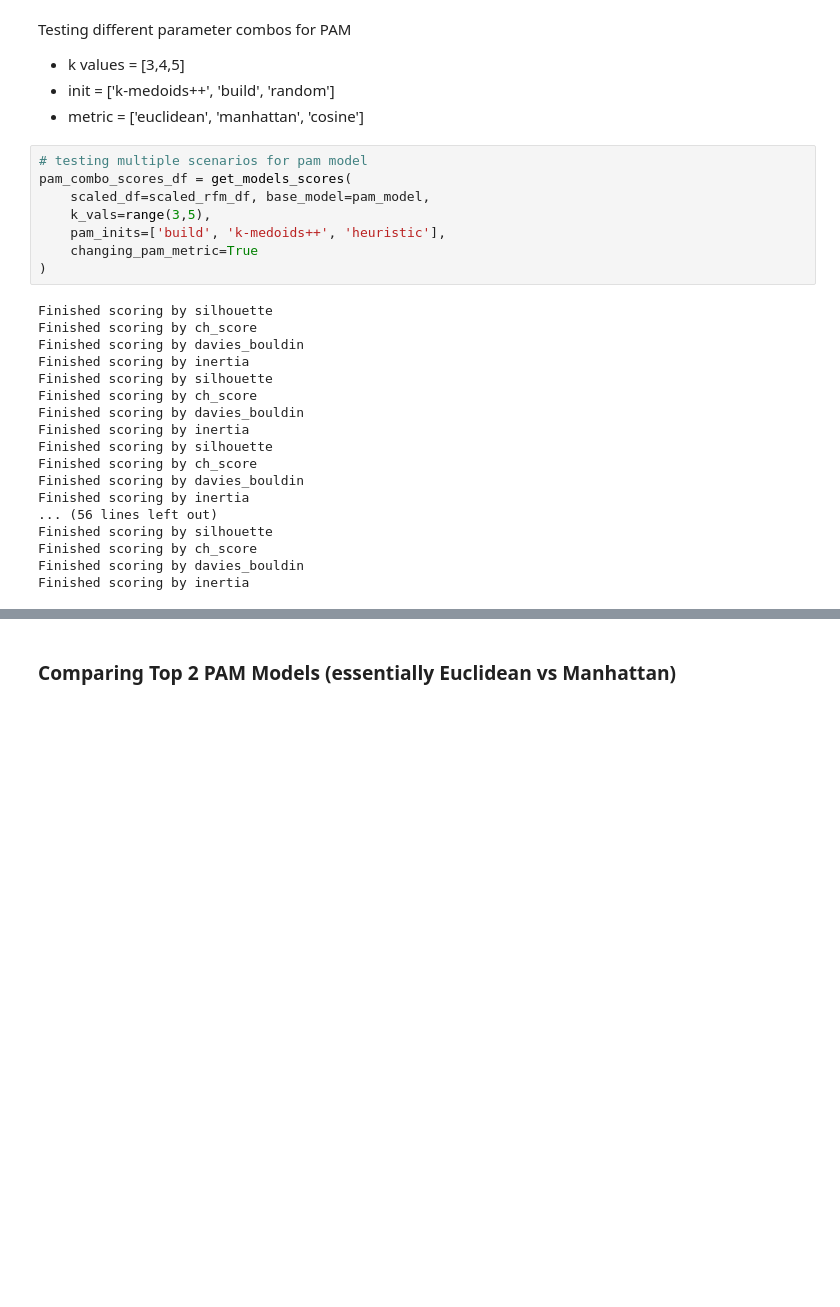
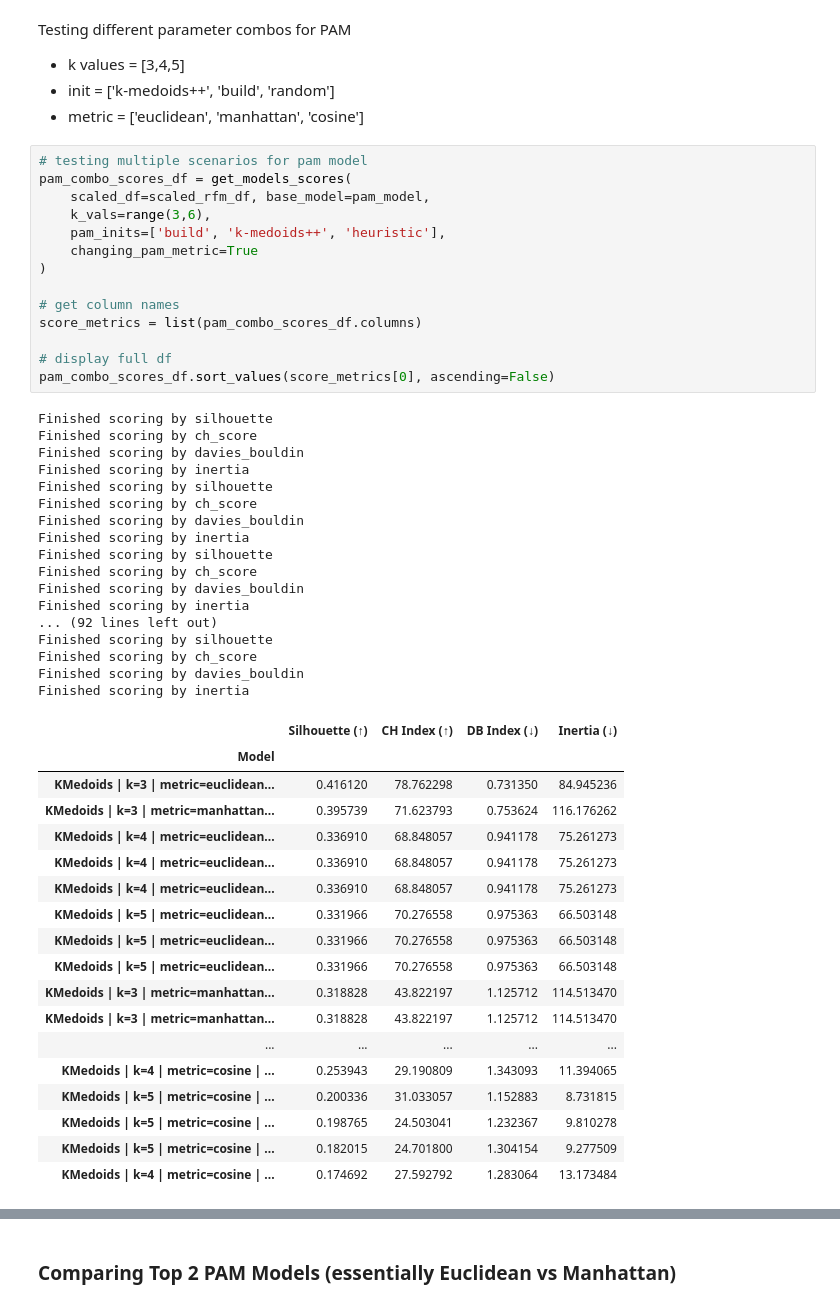
Before and after one commit to brianna-mitri/vehicle-sales-analysis, a Jupyter notebook: analysis/rfm_modeling.ipynb, the cells around one changed output, grey strips where cells are left out. Drawn from its saved outputs; the diff is of its cells as text; blank space fills up the shorter version.

```diff
--- a/analysis/rfm_modeling.ipynb
+++ b/analysis/rfm_modeling.ipynb
@@ -1170,29 +1170,53 @@ Testing different parameter combos for PAM
 # %%
 # testing multiple scenarios for pam model
 pam_combo_scores_df = get_models_scores(
     scaled_df=scaled_rfm_df, base_model=pam_model,
-    k_vals=range(3,5),
+    k_vals=range(3,6),
     pam_inits=['build', 'k-medoids++', 'heuristic'],
     changing_pam_metric=True
 )
+
+# get column names
+score_metrics = list(pam_combo_scores_df.columns)
+
+# display full df
+pam_combo_scores_df.sort_values(score_metrics[0], ascending=False)
 # %% [output]
 Finished scoring by silhouette
 Finished scoring by ch_score
 Finished scoring by davies_bouldin
 Finished scoring by inertia
 Finished scoring by silhouette
 Finished scoring by ch_score
 Finished scoring by davies_bouldin
 Finished scoring by inertia
 Finished scoring by silhouette
 Finished scoring by ch_score
 Finished scoring by davies_bouldin
 Finished scoring by inertia
-... (56 lines left out)
+... (92 lines left out)
 Finished scoring by silhouette
 Finished scoring by ch_score
 Finished scoring by davies_bouldin
 Finished scoring by inertia
+|  | Silhouette (↑) | CH Index (↑) | DB Index (↓) | Inertia (↓) |
+| Model |  |  |  |  |
+| KMedoids | k=3 | metric=euclidean... | 0.416120 | 78.762298 | 0.731350 | 84.945236 |
+| KMedoids | k=3 | metric=manhattan... | 0.395739 | 71.623793 | 0.753624 | 116.176262 |
+| KMedoids | k=4 | metric=euclidean... | 0.336910 | 68.848057 | 0.941178 | 75.261273 |
+| KMedoids | k=4 | metric=euclidean... | 0.336910 | 68.848057 | 0.941178 | 75.261273 |
+| KMedoids | k=4 | metric=euclidean... | 0.336910 | 68.848057 | 0.941178 | 75.261273 |
+| KMedoids | k=5 | metric=euclidean... | 0.331966 | 70.276558 | 0.975363 | 66.503148 |
+| KMedoids | k=5 | metric=euclidean... | 0.331966 | 70.276558 | 0.975363 | 66.503148 |
+| KMedoids | k=5 | metric=euclidean... | 0.331966 | 70.276558 | 0.975363 | 66.503148 |
+| KMedoids | k=3 | metric=manhattan... | 0.318828 | 43.822197 | 1.125712 | 114.513470 |
+| KMedoids | k=3 | metric=manhattan... | 0.318828 | 43.822197 | 1.125712 | 114.513470 |
+| ... | ... | ... | ... | ... |
+| KMedoids | k=4 | metric=cosine | ... | 0.253943 | 29.190809 | 1.343093 | 11.394065 |
+| KMedoids | k=5 | metric=cosine | ... | 0.200336 | 31.033057 | 1.152883 | 8.731815 |
+| KMedoids | k=5 | metric=cosine | ... | 0.198765 | 24.503041 | 1.232367 | 9.810278 |
+| KMedoids | k=5 | metric=cosine | ... | 0.182015 | 24.701800 | 1.304154 | 9.277509 |
+| KMedoids | k=4 | metric=cosine | ... | 0.174692 | 27.592792 | 1.283064 | 13.173484 |
 # %%
 # filter out if silhouette score is below 0.3
 score_metrics = list(pam_combo_scores_df.columns)
```
Also changed, not shown: parts of 19 cells of this notebook.
